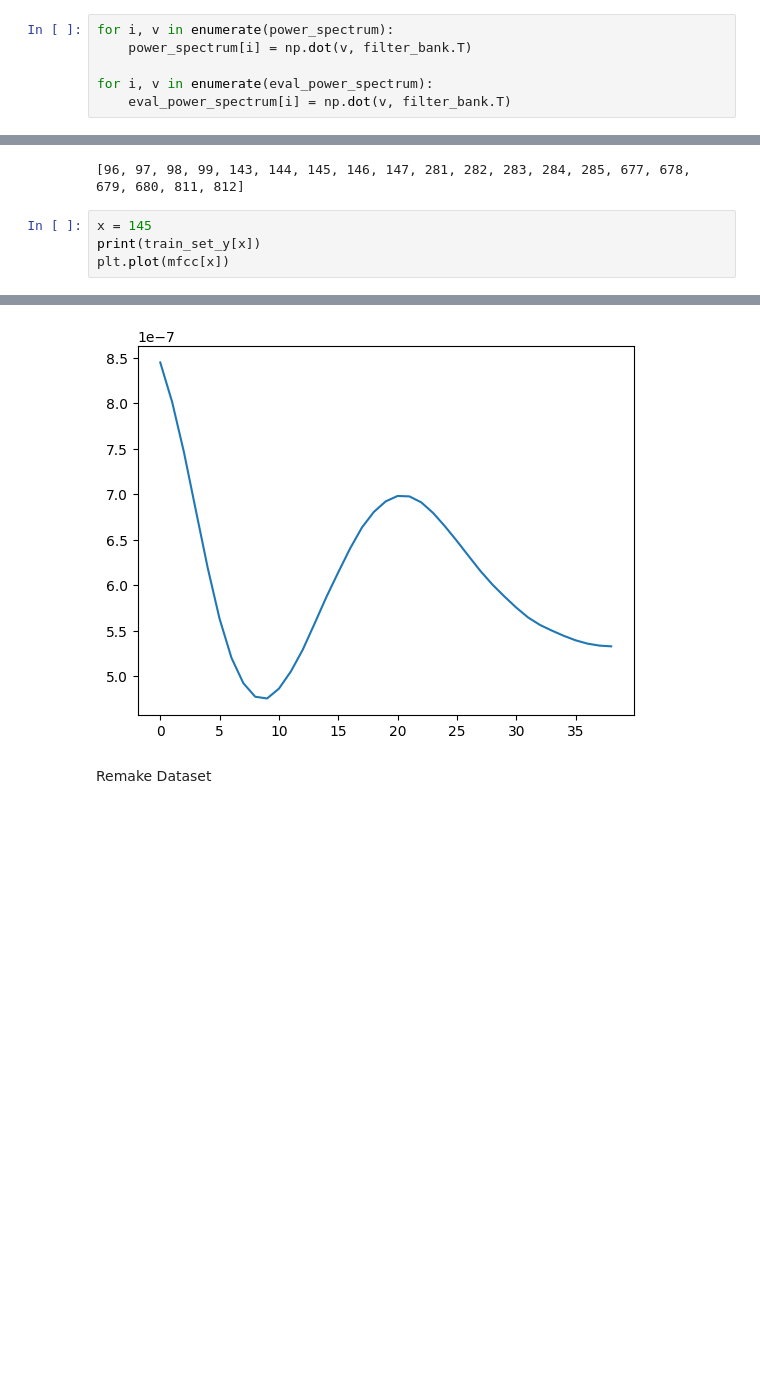
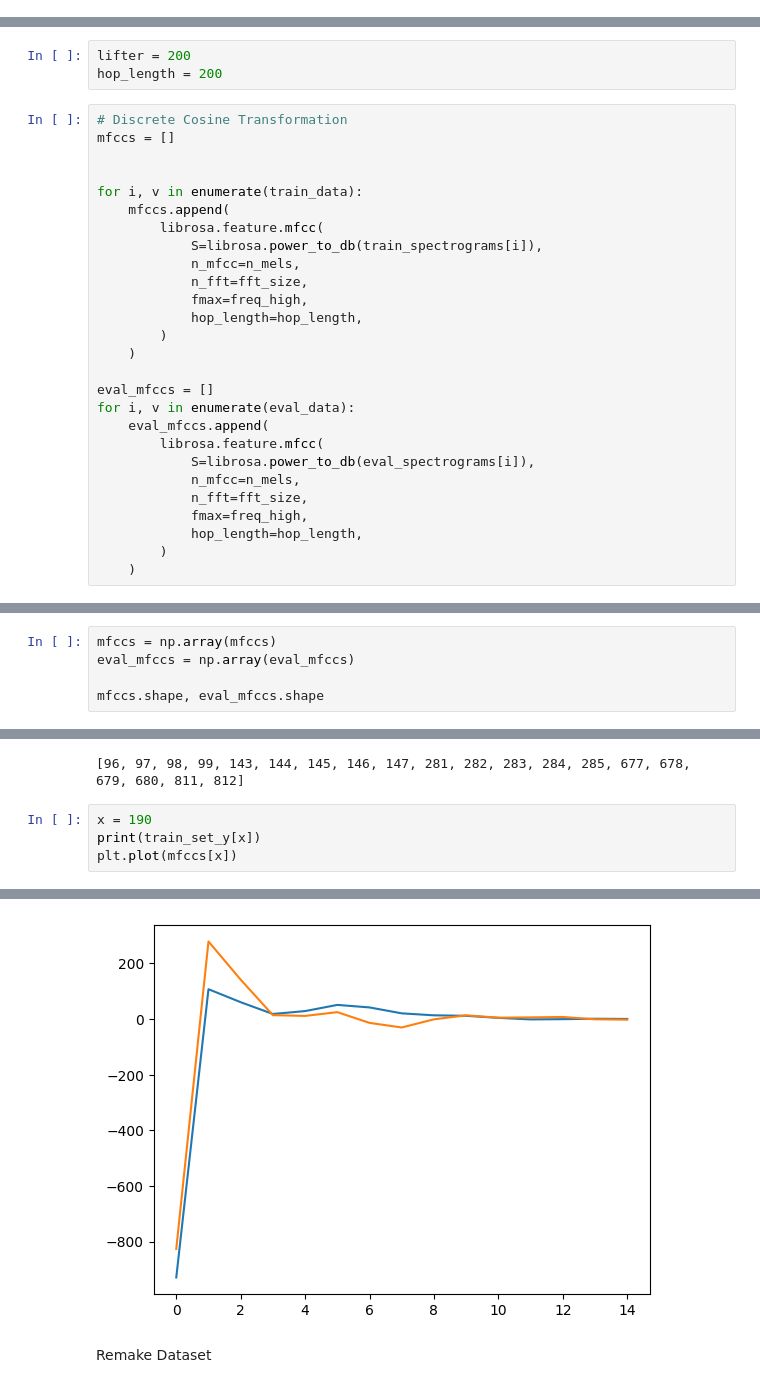
Before and after one commit to Loic017/TinyML-for-Epileptic-Seizures, a Jupyter notebook: seizure_training_undersampling_and_mfcc.ipynb, the cells around one changed output, grey strips where cells are left out. Cells and saved outputs as stored; diff of their text form; blank space fills up the shorter version.

Commit message:
mfcc 1

```diff
--- a/seizure_training_undersampling_and_mfcc.ipynb
+++ b/seizure_training_undersampling_and_mfcc.ipynb
@@ -268,6 +191,0 @@ Apply Filter Bank
-# %%
-for i, v in enumerate(power_spectrum):
-    power_spectrum[i] = np.dot(v, filter_bank.T)
-
-for i, v in enumerate(eval_power_spectrum):
-    eval_power_spectrum[i] = np.dot(v, filter_bank.T)
@@ -294,0 +220,30 @@ mfcc.shape, eval_mfcc.shape
+# %%
+lifter = 200
+hop_length = 200
+# %%
+# Discrete Cosine Transformation
+mfccs = []
+
+
+for i, v in enumerate(train_data):
+    mfccs.append(
+        librosa.feature.mfcc(
+            S=librosa.power_to_db(train_spectrograms[i]),
+            n_mfcc=n_mels,
+            n_fft=fft_size,
+            fmax=freq_high,
+            hop_length=hop_length,
+        )
+    )
+
+eval_mfccs = []
+for i, v in enumerate(eval_data):
+    eval_mfccs.append(
+        librosa.feature.mfcc(
+            S=librosa.power_to_db(eval_spectrograms[i]),
+            n_mfcc=n_mels,
+            n_fft=fft_size,
+            fmax=freq_high,
+            hop_length=hop_length,
+        )
+    )
@@ -296,0 +264,5 @@ Plot MFCC
+# %%
+mfccs = np.array(mfccs)
+eval_mfccs = np.array(eval_mfccs)
+
+mfccs.shape, eval_mfccs.shape
@@ -304,8 +299,8 @@ print(list_of_1s[:20])
 # %% [output]
 [96, 97, 98, 99, 143, 144, 145, 146, 147, 281, 282, 283, 284, 285, 677, 678, 679, 680, 811, 812]
 # %%
-x = 145
+x = 190
 print(train_set_y[x])
-plt.plot(mfcc[x])
+plt.plot(mfccs[x])
 # %% [output]
 1
@@ -313,4 +309,4 @@ plt.plot(mfcc[x])
-[figure, old version]
+[figure, new version]
 # %% [markdown]
 Remake Dataset
 # %%
```
Also changed, not shown: parts of 49 cells of this notebook, 1 other file.
